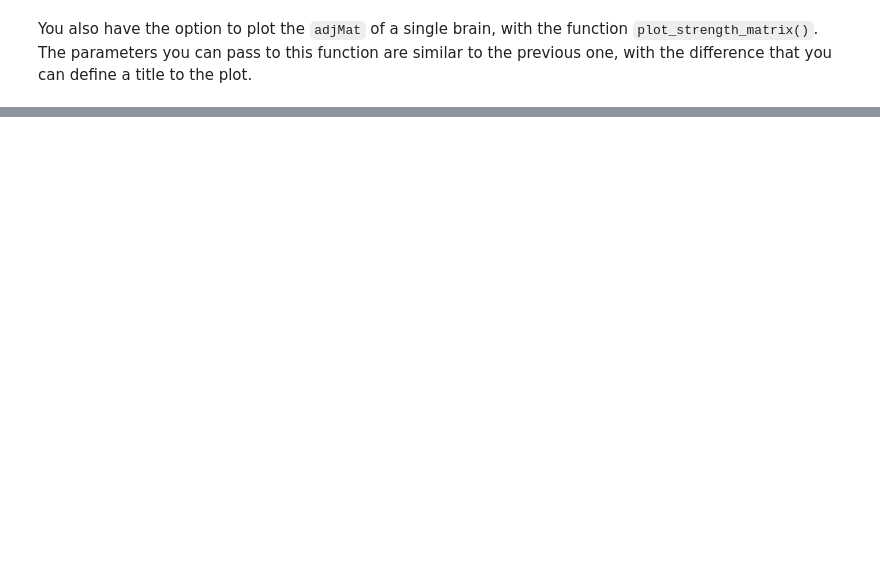
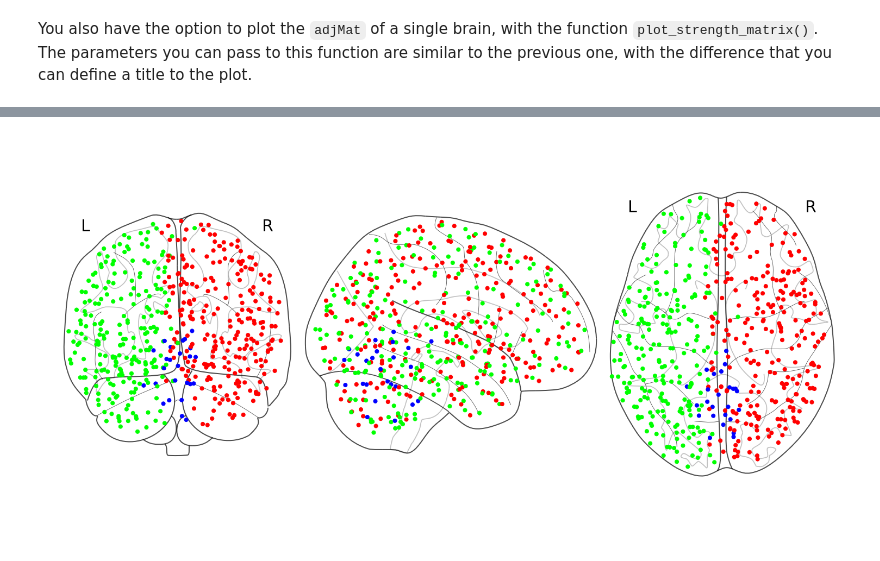
Before and after one commit to RittmanResearch/maybrain, a Jupyter notebook: docs/04 - The plotting Package.ipynb, the cells around one changed output, grey strips where cells are left out. Drawn from its saved outputs; the diff is of its cells as text; code cells hidden in the pictures; blank space fills up the shorter version.

```diff
--- a/docs/04 - The plotting Package.ipynb
+++ b/docs/04 - The plotting Package.ipynb
@@ -228,0 +113,13 @@ str(0)
+# %%
+fig = plt.figure(figsize=(20,10))
+
+attributes_to_plot = ["R", "L"]
+display = cc.plot_connectome(a,
+                             figure=fig,
+                             node_property='hemisphere',
+                             node_attributes=attributes_to_plot,
+                             only_nodes=True)
+
+display.annotate(size=30)
+# %% [output]
+[figure, added]
```
Also changed, not shown: parts of 30 cells of this notebook, 7 other files.
